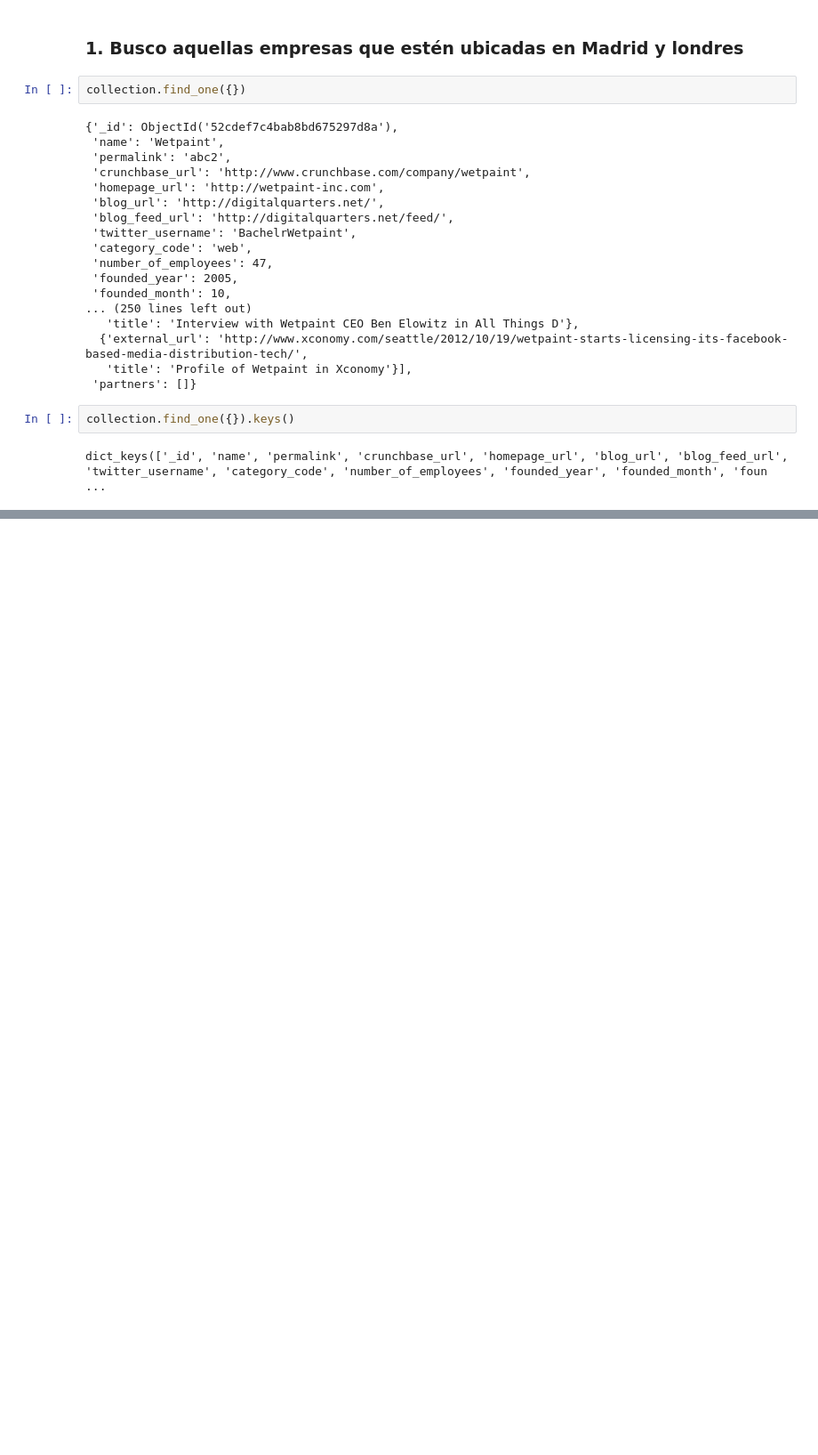
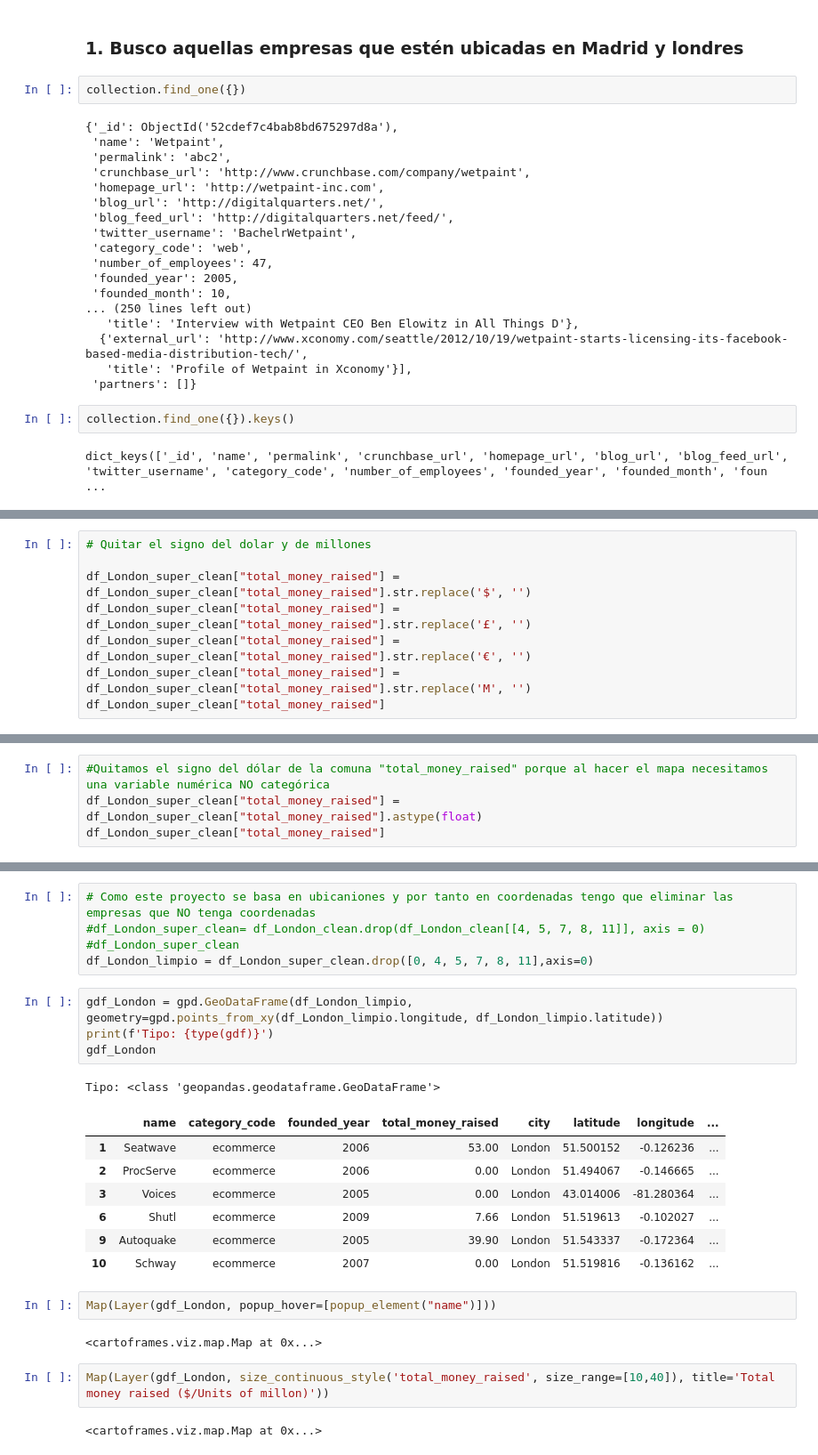
Before and after one commit to leticia-sobrino/W4-geospatial-data-project, a Jupyter notebook: Untitled.ipynb, the cells around one changed output, grey strips where cells are left out. Shown: that part at 89% size. Saved outputs shown, nothing was run; the diff lists cells and outputs as text; blank space fills up the shorter version.

Commit message:
comparacion entre empresas de londres y madrid

```diff
--- a/Untitled.ipynb
+++ b/Untitled.ipynb
@@ -115,0 +512,8 @@ list(london_companies)
+# %%
+# Quitar el signo del dolar y de millones
+
+df_London_super_clean["total_money_raised"] = df_London_super_clean["total_money_raised"].str.replace('$', '')
+df_London_super_clean["total_money_raised"] = df_London_super_clean["total_money_raised"].str.replace('£', '')
+df_London_super_clean["total_money_raised"] = df_London_super_clean["total_money_raised"].str.replace('€', '')
+df_London_super_clean["total_money_raised"] = df_London_super_clean["total_money_raised"].str.replace('M', '')
+df_London_super_clean["total_money_raised"]
@@ -115,0 +554,4 @@ list(london_companies)
+# %%
+#Quitamos el signo del dólar de la comuna "total_money_raised" porque al hacer el mapa necesitamos una variable numérica NO categórica
+df_London_super_clean["total_money_raised"] = df_London_super_clean["total_money_raised"].astype(float)
+df_London_super_clean["total_money_raised"]
@@ -115,0 +577,26 @@ list(london_companies)
+# %%
+# Como este proyecto se basa en ubicaniones y por tanto en coordenadas tengo que eliminar las empresas que NO tenga coordenadas
+#df_London_super_clean= df_London_clean.drop(df_London_clean[[4, 5, 7, 8, 11]], axis = 0)
+#df_London_super_clean
+df_London_limpio = df_London_super_clean.drop([0, 4, 5, 7, 8, 11],axis=0)
+# %%
+gdf_London = gpd.GeoDataFrame(df_London_limpio, geometry=gpd.points_from_xy(df_London_limpio.longitude, df_London_limpio.latitude))
+print(f'Tipo: {type(gdf)}')
+gdf_London
+# %% [output]
+Tipo: <class 'geopandas.geodataframe.GeoDataFrame'>
+|  | name | category_code | founded_year | total_money_raised | city | latitude | longitude | ... |
+| 1 | Seatwave | ecommerce | 2006 | 53.00 | London | 51.500152 | -0.126236 | ... |
+| 2 | ProcServe | ecommerce | 2006 | 0.00 | London | 51.494067 | -0.146665 | ... |
+| 3 | Voices | ecommerce | 2005 | 0.00 | London | 43.014006 | -81.280364 | ... |
+| 6 | Shutl | ecommerce | 2009 | 7.66 | London | 51.519613 | -0.102027 | ... |
+| 9 | Autoquake | ecommerce | 2005 | 39.90 | London | 51.543337 | -0.172364 | ... |
+| 10 | Schway | ecommerce | 2007 | 0.00 | London | 51.519816 | -0.136162 | ... |
+# %%
+Map(Layer(gdf_London, popup_hover=[popup_element("name")]))
+# %% [output]
+<cartoframes.viz.map.Map at 0x...>
+# %%
+Map(Layer(gdf_London, size_continuous_style('total_money_raised', size_range=[10,40]), title='Total money raised ($/Units of millon)'))
+# %% [output]
+<cartoframes.viz.map.Map at 0x...>
```
Also changed, not shown: parts of 47 cells of this notebook.
